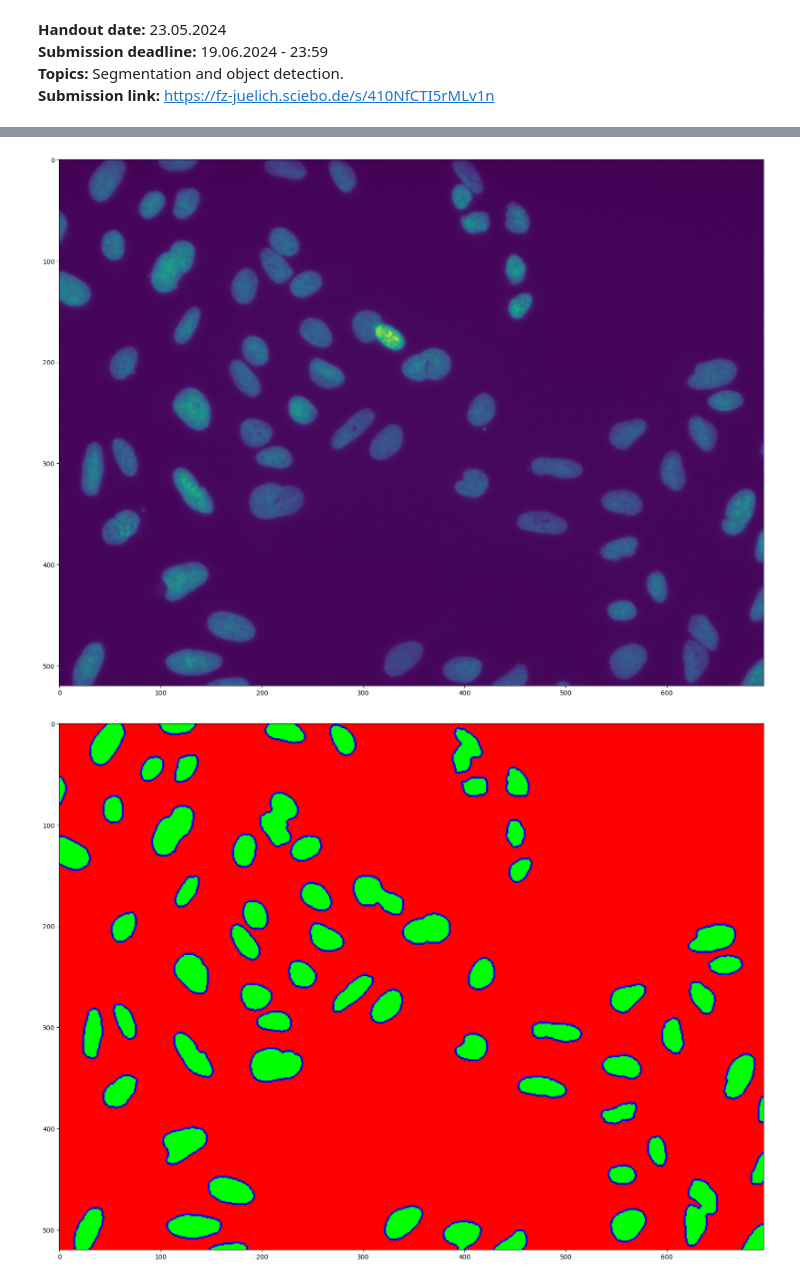
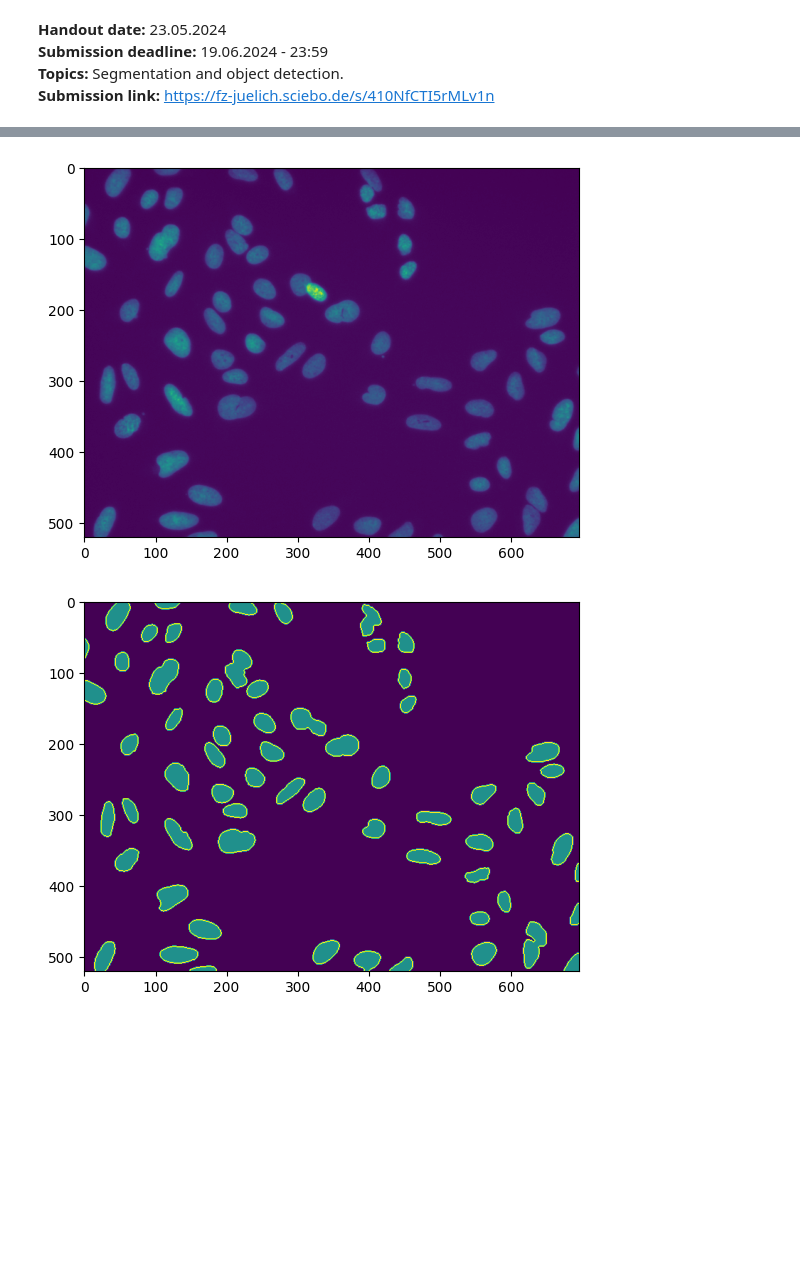
Before and after one commit to SAutum/ai-ds, a Jupyter notebook: cv/hongli/project2/project2.ipynb, the cells around one changed output, grey strips where cells are left out. Saved outputs shown, nothing was run; the diff lists cells and outputs as text; code cells hidden in the pictures; blank space fills up the shorter version.

```diff
--- a/cv/hongli/project2/project2.ipynb
+++ b/cv/hongli/project2/project2.ipynb
@@ -74,14 +79,14 @@ def create_mask(img_path, out_path):
     img = skimage.morphology.remove_small_objects(img)
     img = skimage.morphology.binary_erosion(img)
     boundaries = skimage.segmentation.find_boundaries(img)
-    label_binary = np.zeros((img.shape + (3,)))
+    label_binary = np.zeros((img.shape))
 
-    # create the 3-class(channels) mask
-    label_binary[(img == 0) & (boundaries == 0), 0] = 1
-    label_binary[(img != 0) & (boundaries == 0), 1] = 1
-    label_binary[boundaries == 1, 2] = 1
+    # create the 3-class mask
+    label_binary[(img == 0) & (boundaries == 0)] = 0
+    label_binary[(img != 0) & (boundaries == 0)] = 1
+    label_binary[boundaries == 1] = 2
     # save the mask
-    skimage.io.imsave(out_path, label_binary.astype(np.uint8) * 255)
+    skimage.io.imsave(out_path, label_binary.astype(np.uint8))
 
 # create the mask for each image
 img_dir = 'masks'
@@ -97,7 +102,7 @@ for img_name in os.listdir(img_dir):
 # %%
 ## create a dataloader using pytorch
 class nucleiDataset(Dataset):
-    def __init__(self, image_dir, mask_dir, metadata_file, transform=None):
+    def __init__(self, image_dir, mask_dir, metadata_file, transform=T.ToTensor()):
         self.image_dir = image_dir
         self.mask_dir = mask_dir
         self.metadata = pd.read_csv(metadata_file)
@@ -108,38 +113,38 @@ class nucleiDataset(Dataset):
 
     def __getitem__(self, idx):
         img_name = os.path.join(self.image_dir, self.metadata.iloc[idx, 0])
         mask_name = os.path.join(self.mask_dir, self.metadata.iloc[idx, 0])
-        image = read_image(img_name)
-        mask = read_image(mask_name)
+        image = Image.open(img_name)
+        mask = read_image(mask_name).squeeze()
         if self.transform:
             image = self.transform(image)
-            mask = self.transform(mask)
+            # mask = self.transform(mask)
         return image, mask
 
 # create the total dataset
 dataset = nucleiDataset(image_dir='./images_processed', mask_dir='./masks_processed'
     , metadata_file='metadata/filenames_and_plates.csv')
 
 # show the first image and mask
 image, mask = next(iter(dataset))
 plt.imshow(image.permute(1, 2, 0))
 plt.show()
-plt.imshow(mask.permute(1, 2, 0))
+plt.imshow(mask.permute(0, 1))
 plt.show()
 
 
 # split the dataset into train and test
 train_dataset = nucleiDataset(image_dir='./images_processed', mask_dir='./masks_processed'
     , metadata_file='./metadata/training.txt')
 train_dl = DataLoader(train_dataset, batch_size=4, shuffle=True)
 val_dataset = nucleiDataset(image_dir='./images_processed', mask_dir='./masks_processed'
     , metadata_file='./metadata/validation.txt')
 val_dl = DataLoader(val_dataset, batch_size=4, shuffle=True)
 test_dataset = nucleiDataset(image_dir='./images_processed', mask_dir='./masks_processed'
     , metadata_file='./metadata/test.txt')
 test_dl = DataLoader(test_dataset, batch_size=4, shuffle=True)
 # %% [output]
-[figure, old version]
+[figure, new version]
-[figure, old version]
+[figure, new version]
 # %%
 ## Use U-Net to segment the nuclei
```
Also changed, not shown: parts of 9 cells of this notebook.
